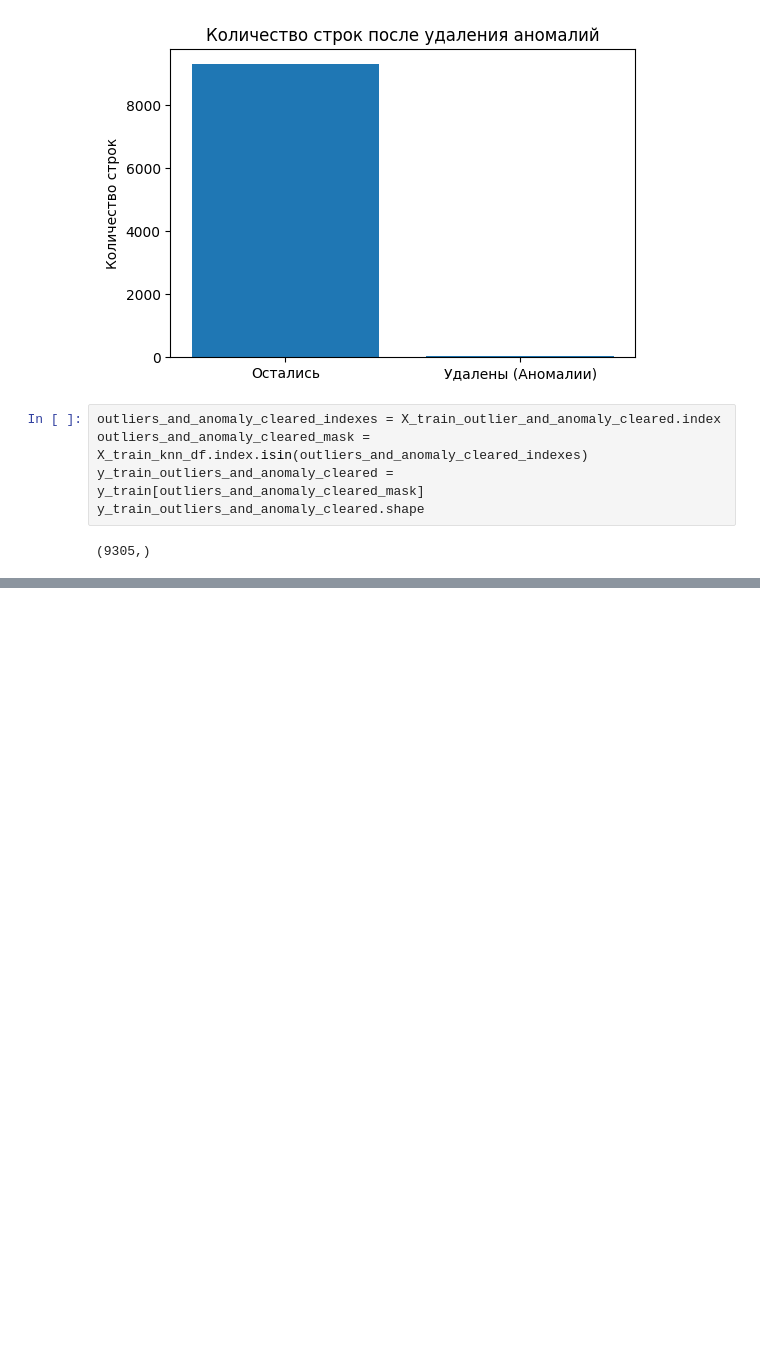
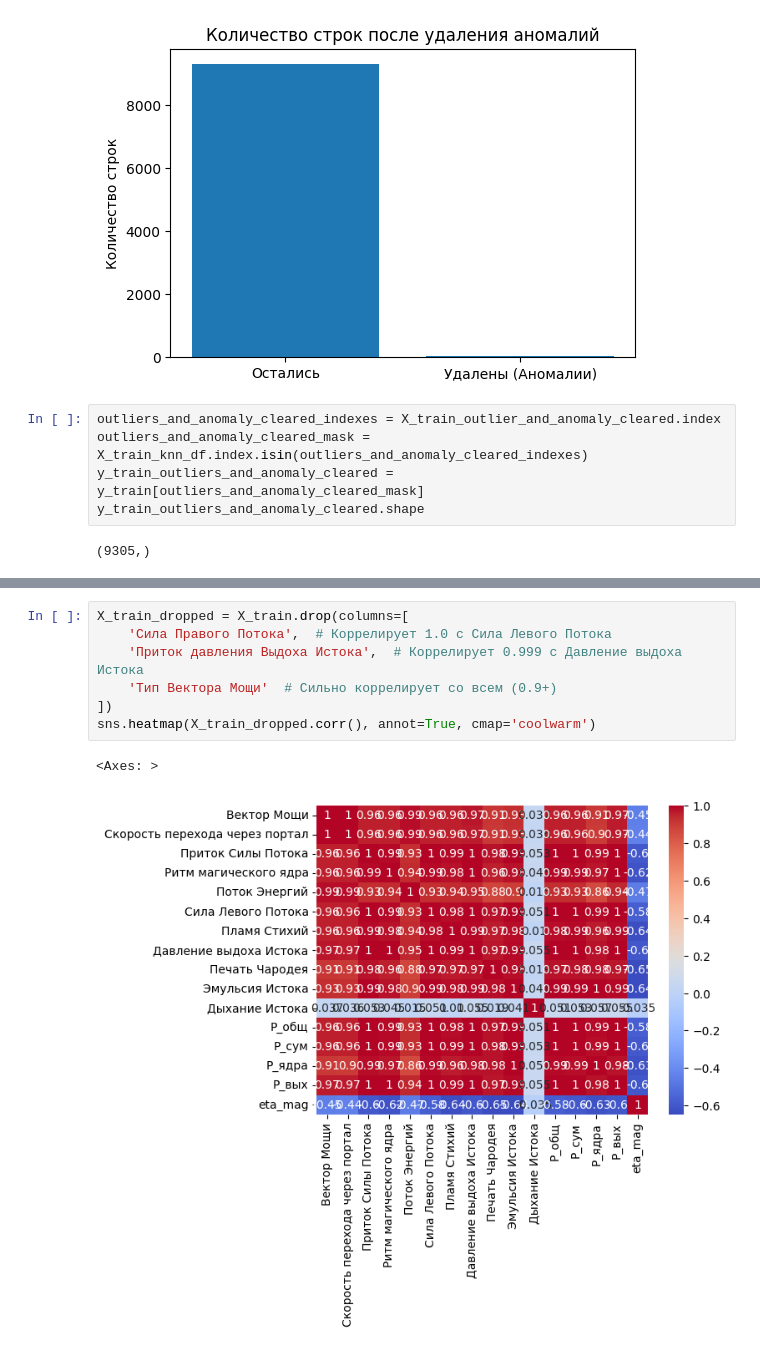
Before and after one commit to smnk-1/data-practicum, a Jupyter notebook: data_preprocessing.ipynb, the cells around one changed output, grey strips where cells are left out. Saved outputs shown, nothing was run; the diff lists cells and outputs as text; blank space fills up the shorter version.

```diff
--- a/data_preprocessing.ipynb
+++ b/data_preprocessing.ipynb
@@ -717,0 +754,10 @@ y_train_outliers_and_anomaly_cleared.shape
+# %%
+X_train_dropped = X_train.drop(columns=[
+    'Сила Правого Потока',  # Коррелирует 1.0 с Сила Левого Потока
+    'Приток давления Выдоха Истока',  # Коррелирует 0.999 с Давление выдоха Истока
+    'Тип Вектора Мощи'  # Сильно коррелирует со всем (0.9+)
+])
+sns.heatmap(X_train_dropped.corr(), annot=True, cmap='coolwarm')
+# %% [output]
+<Axes: >
+[figure, added]
```
Also changed, not shown: parts of 15 cells of this notebook, 4 other files.
